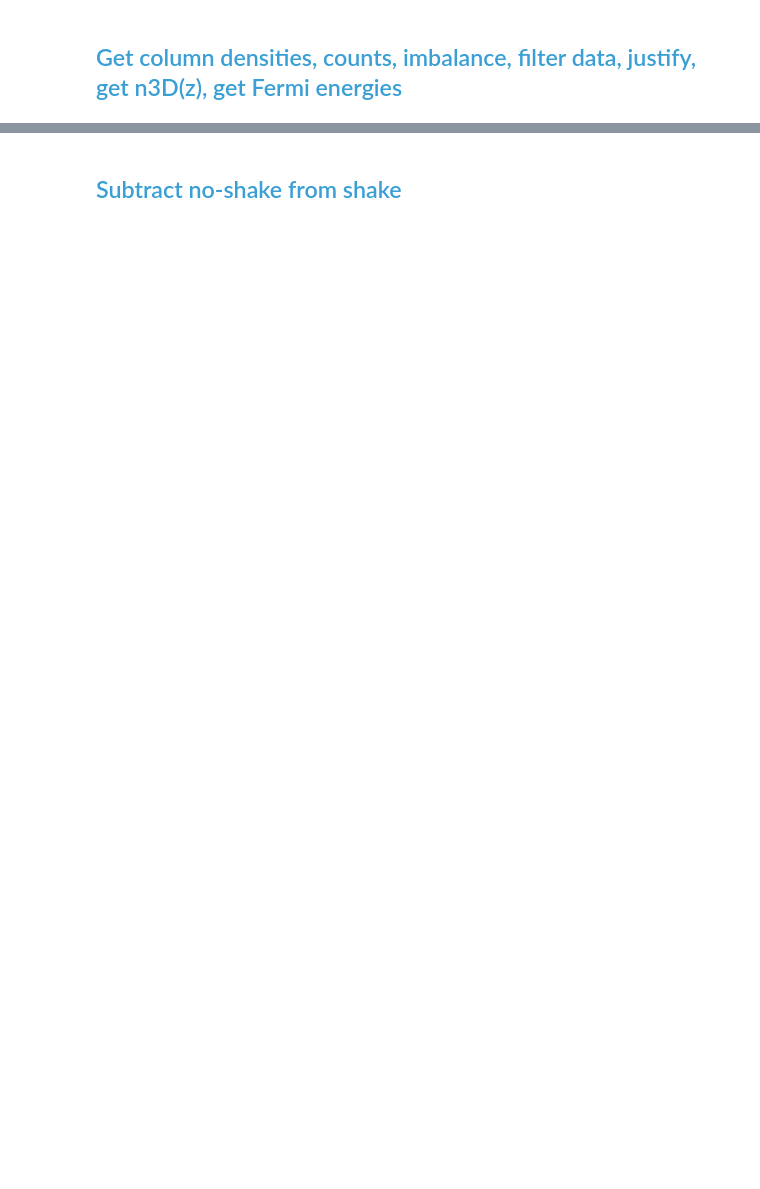
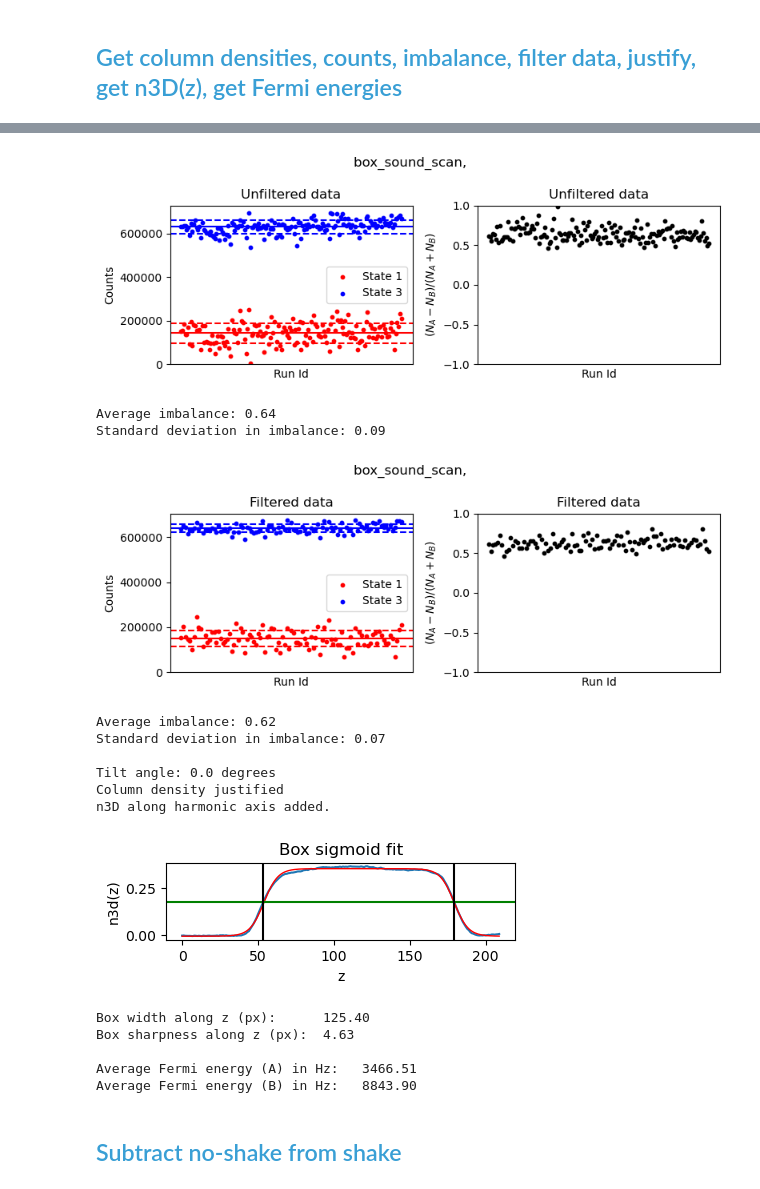
Before and after one commit to huanium/huanium, a Jupyter notebook: MIT_PhD/BEC1/Analysis/BEC1 Calculator.ipynb, the cells around one changed output, grey strips where cells are left out. Saved outputs shown, nothing was run; the diff lists cells and outputs as text; code cells hidden in the pictures; blank space fills up the shorter version.

```diff
--- a/MIT_PhD/BEC1/Analysis/BEC1 Calculator.ipynb
+++ b/MIT_PhD/BEC1/Analysis/BEC1 Calculator.ipynb
@@ -584,7 +584,7 @@ def polrot_solve(fake_OD_roi_A, fake_OD_roi_B, detuning_A_1, detuning_A_2, detun
                                                        detuning_B_2,
                                                        polrot_phase_sign,
                                                        Li6D2Gamma),
-                                               xtol=1e-10,
+                                               xtol=1e-9,
                                                maxfev=2000)
     return od0_1, od0_2
 # %%
@@ -1672,6 +1692,15 @@ def data_filter(df, variable_to_filter, tolerance, condition_var_and_value = [''
                         df.at[idx, 'good_shot'] = True
 
     return df
+# %%
+def data_filter_by_run_id(df, run_id_start, run_id_end):
+    for index, row in df.iterrows():
+        run_id = int(row['run_id'])
+        if (run_id < int(run_id_end)) and (run_id > int(run_id_start)):
+            for idx, r in df.iterrows():
+                if r['run_id'] == row['run_id']:
+                    df.at[idx, 'good_shot'] = False
+    return df
 # %% [markdown]
 # <font size=5, color='black'> Atomic Physics Tools </font>
 # %% [markdown]
@@ -2764,28 +2862,48 @@ data_frame_Sound_Scan_PR = add_polrot_column_densities_to_dataframe(data_frame_S
 # %%
 # get counts, filter data, justify images, get n3D(z), then get box boundary
 data_frame_Sound_Scan_PR = add_counts_from_PR_column_densities_to_dataframe(data_frame_Sound_Scan_PR,
                                                                              experiment_parameters_dict_Sound_Scan_PR)
 # FILTER DATA
 data_frame_Sound_Scan_PR = data_filter(data_frame_Sound_Scan_PR, 'atom_count', 1.5, ['image_type','TopA'])
 data_frame_Sound_Scan_PR = data_filter(data_frame_Sound_Scan_PR, 'atom_count', 1.5, ['image_type','TopB'])
+
+# FILTER DATA by run id: label shots between Run_id = and Run_id = as bad shots:
+data_frame_Sound_Scan_PR = data_filter_by_run_id(data_frame_Sound_Scan_PR, run_id_start = 1289250, run_id_end = 1289290)
 
 # plot unfiltered and filtered data:
 fig_sound_scan_counts_unfiltered = plot_box_counts_and_imbalance(data_frame_Sound_Scan_PR, filter=False)
 fig_sound_scan_counts_filtered = plot_box_counts_and_imbalance(data_frame_Sound_Scan_PR, filter=True)
 
 # justify images
 data_frame_Sound_Scan_PR = add_justified_column_density_to_dataframe(data_frame_Sound_Scan_PR, experiment_parameters_dict_Sound_Scan_PR)
 # plt.imshow(data_frame_Sound_Scan_PR['justified_column_density'][0])
 # plt.show()
 
 # add n3d along harmonic axis of hybrid trap to df
 data_frame_Sound_Scan_PR = add_n3d_along_harmonic_axis_to_dataframe(data_frame_Sound_Scan_PR, experiment_parameters_dict_Sound_Scan_PR)
 
 # get box boundary along z
 data_frame_Sound_Scan_PR = add_box_boundary_with_sigmoid_along_z_to_dataframe(data_frame_Sound_Scan_PR, cut_depth=0.5)
 
 # get Fermi energies:
 data_frame_Sound_Scan_PR, avg_EF_sound_scan_A, avg_EF_sound_scan_B = add_box_Fermi_energy_to_dataframe(data_frame_Sound_Scan_PR, print_result = True, filter = True)
+# %% [output]
+[figure, added]
+Average imbalance: 0.64
+Standard deviation in imbalance: 0.09
+[figure, added]
+Average imbalance: 0.62
+Standard deviation in imbalance: 0.07
+
+Tilt angle: 0.0 degrees
+Column density justified
+n3D along harmonic axis added.
+[figure, added]
+Box width along z (px):      125.40
+Box sharpness along z (px):  4.63
+
+Average Fermi energy (A) in Hz:   3466.51
+Average Fermi energy (B) in Hz:   8843.90
 # %% [markdown]
 ## <font size=3, color=#399FD5>Subtract no-shake from shake</font>
 # %%
```
Also changed, not shown: parts of 19 cells of this notebook, 31 other files.
